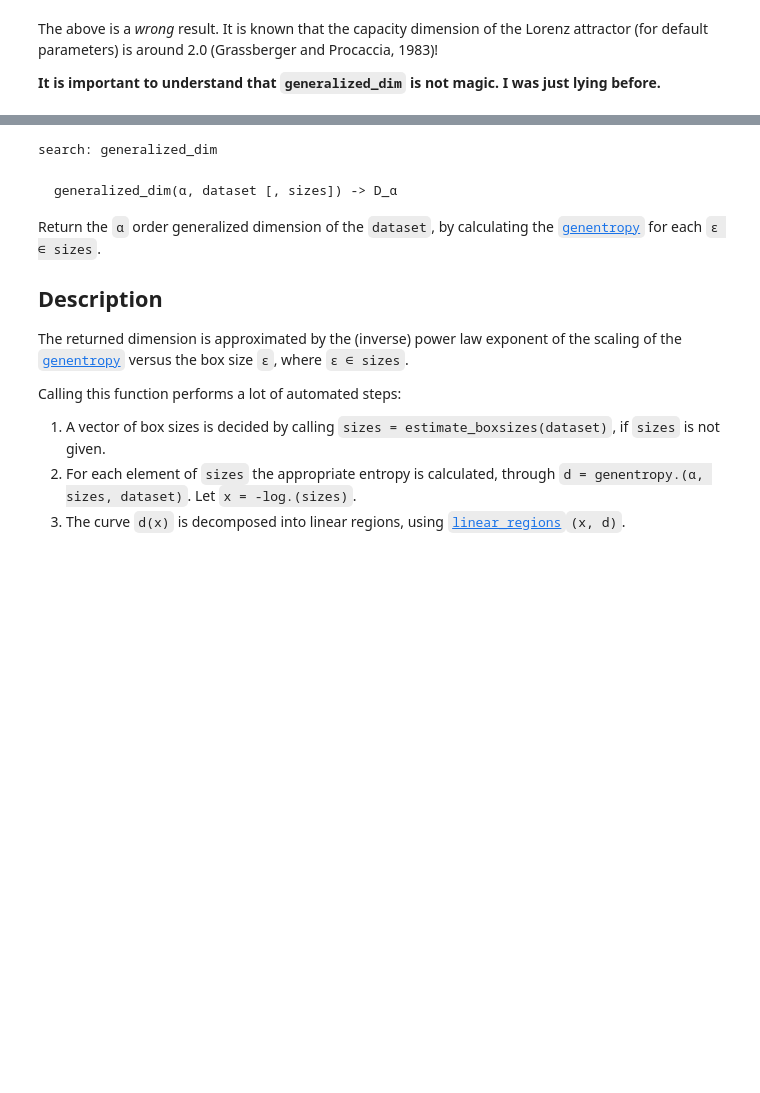
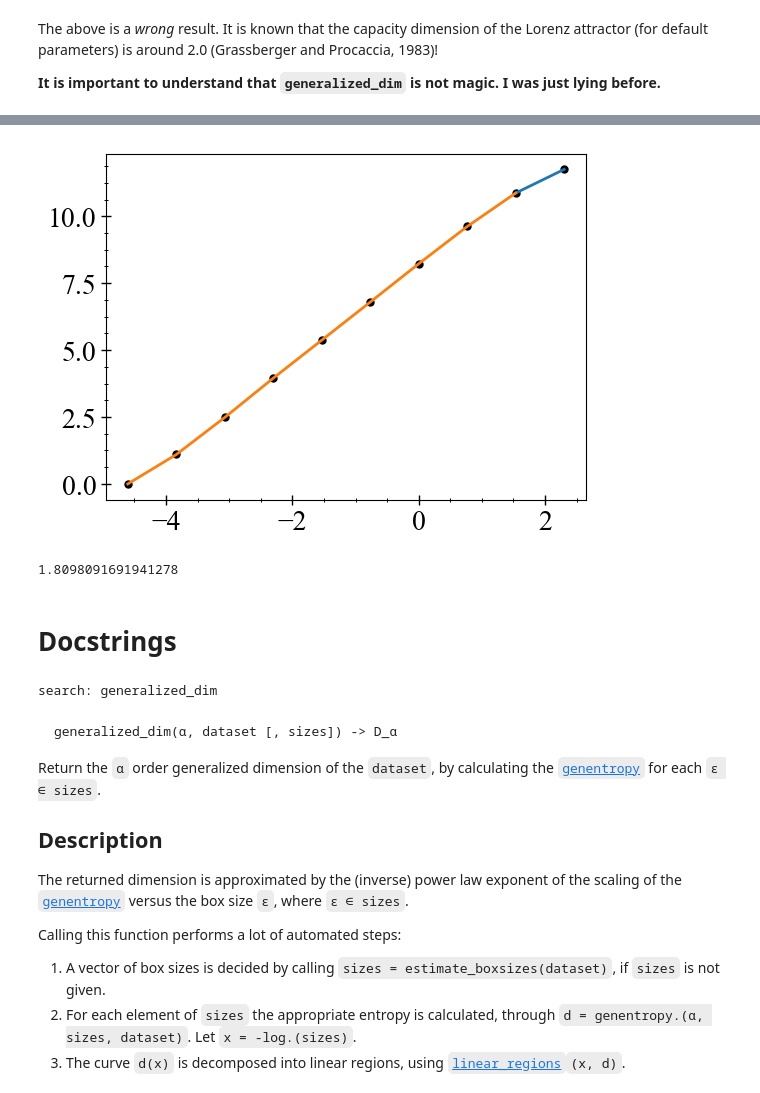
Before and after one commit to xorJane/tutorials, a Jupyter notebook: 5. Entropies & Dimensions.ipynb, the cells around one changed output, grey strips where cells are left out. Drawn from its saved outputs; the diff is of its cells as text; code cells hidden in the pictures; blank space fills up the shorter version.

```diff
--- a/5. Entropies & Dimensions.ipynb
+++ b/5. Entropies & Dimensions.ipynb
@@ -318,3 +344,18 @@ I STOPPED HERE
+# %%
+tr_lor = trajectory(lor, 10000.0, rand(3); dt = 0.05);
+# Let's try estimations with different boxsizes:
+sizes = logspace(-1, 2, 10)
+es = estimate_boxsizes(tr_lor)
+ds = genentropy.(0, sizes, tr_lor)
+
+figure(figsize=(6,4))
+plot_linear_regions(-log.(sizes), ds)
+D = linear_region(-log.(sizes), ds)[2]
+# %% [output]
+[figure, added]
+1.8098091691941278
+# %% [markdown]
+# Docstrings
 # %%
 ?generalized_dim
 # %% [output]
```
Also changed, not shown: parts of 29 cells of this notebook.
